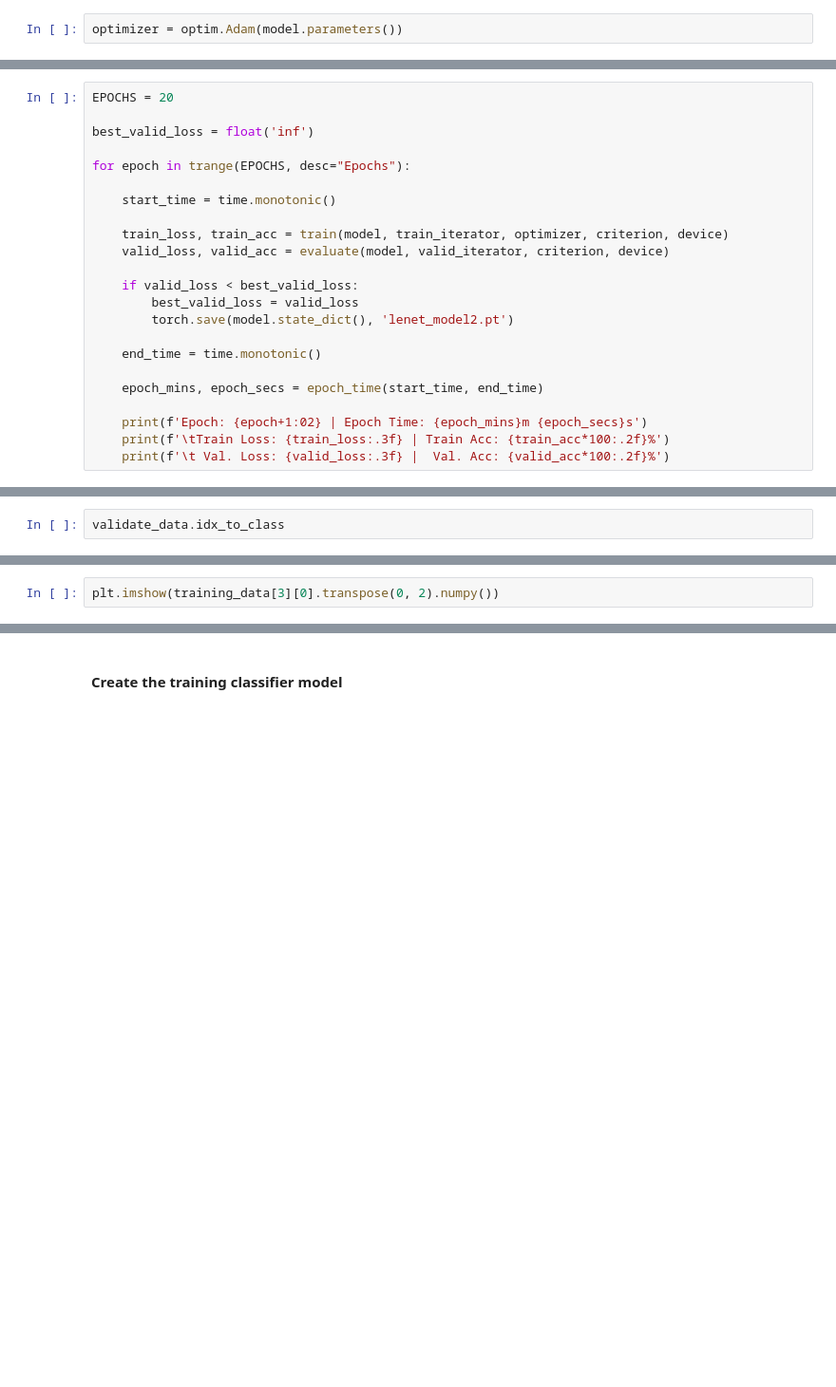
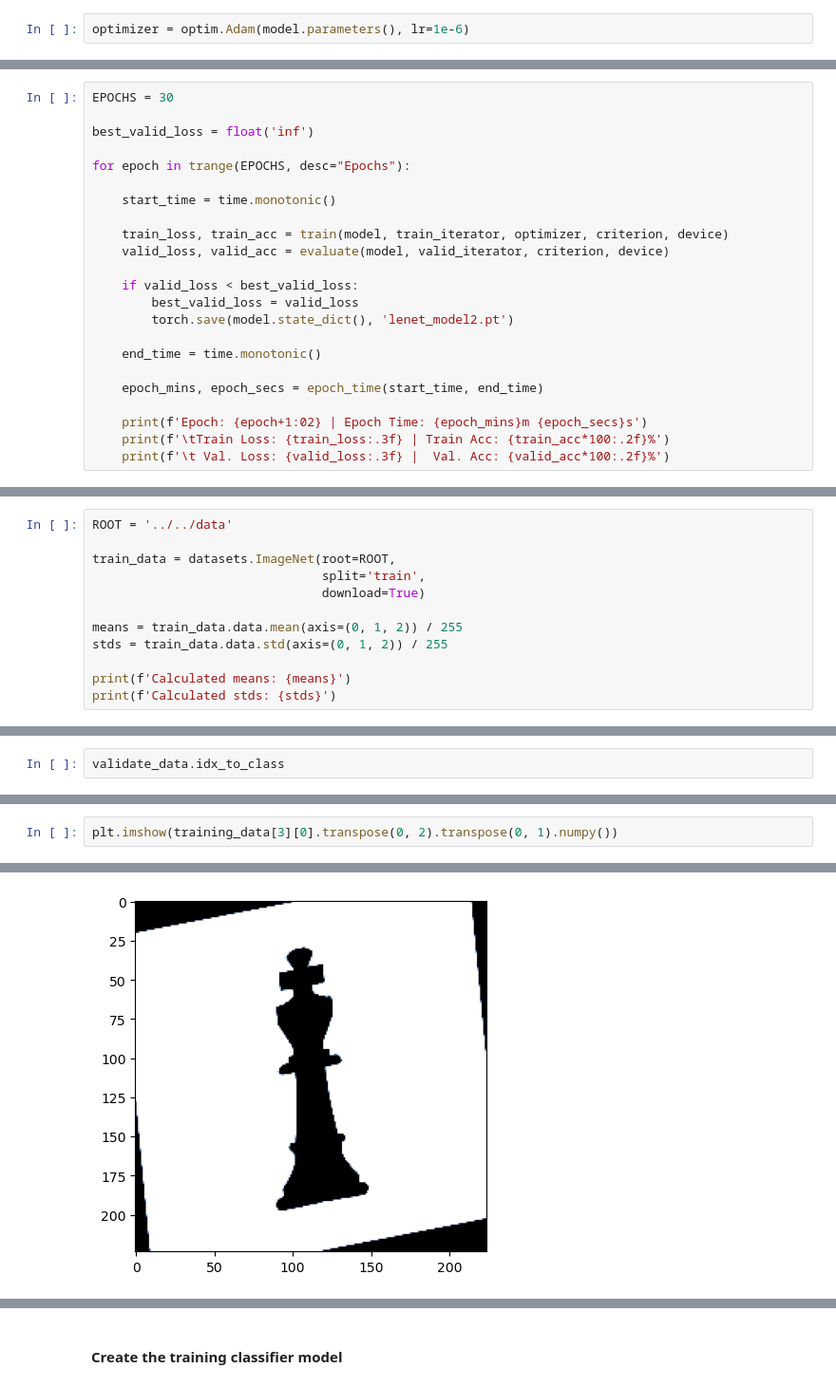
Before and after one commit to chandrashekar-babu/apaimlt-apr-2026, a Jupyter notebook: Day_5/2026_Apr22.ipynb, the cells around one changed output, grey strips where cells are left out. Shown at 95% size. Drawn from its saved outputs; the diff is of its cells as text; blank space fills up the shorter version.

```diff
--- a/Day_5/2026_Apr22.ipynb
+++ b/Day_5/2026_Apr22.ipynb
@@ -1603,7 +1714,7 @@ print(f'The model has {count_parameters(model):,} trainable parameters')
 
 We define our optimizer...
 # %%
-optimizer = optim.Adam(model.parameters())
+optimizer = optim.Adam(model.parameters(), lr=1e-6)
 # %% [markdown]
 ...our loss function (which will also apply the softmax activation function)...
 # %%
@@ -1698,7 +1809,7 @@ Even though we have significantly fewer parameters, the model still takes around
 
 However, we beat the ~98% validation accuracy achieved by the multilayer perceptron model and achieve 99% validation accuracy.
 # %%
-EPOCHS = 20
+EPOCHS = 30
 
 best_valid_loss = float('inf')
 
@@ -2095,3 +2306,15 @@ stds = train_data.data.std(axis=(0, 1, 2)) / 255
 
 print(f'Calculated means: {means}')
 print(f'Calculated stds: {stds}')
+# %%
+ROOT = '../../data'
+
+train_data = datasets.ImageNet(root=ROOT,
+                               split='train',
+                               download=True)
+
+means = train_data.data.mean(axis=(0, 1, 2)) / 255
+stds = train_data.data.std(axis=(0, 1, 2)) / 255
+
+print(f'Calculated means: {means}')
+print(f'Calculated stds: {stds}')
@@ -3140,2 +3512,3 @@ training_data[0][0].transpose(0, 2).numpy().shape
 # %%
-plt.imshow(training_data[3][0].transpose(0, 2).numpy())
+plt.imshow(training_data[3][0].transpose(0, 2).transpose(0, 1).numpy())
+# %% [output]
@@ -3142,3 +3517,4 @@ plt.imshow(training_data[3][0].transpose(0, 2).numpy())
+[figure, added]
 # %%
 for img, label in training_data:
     print(f"Image shape: {img.shape}, Label: {label}")
```
Also changed, not shown: parts of 64 cells of this notebook.
